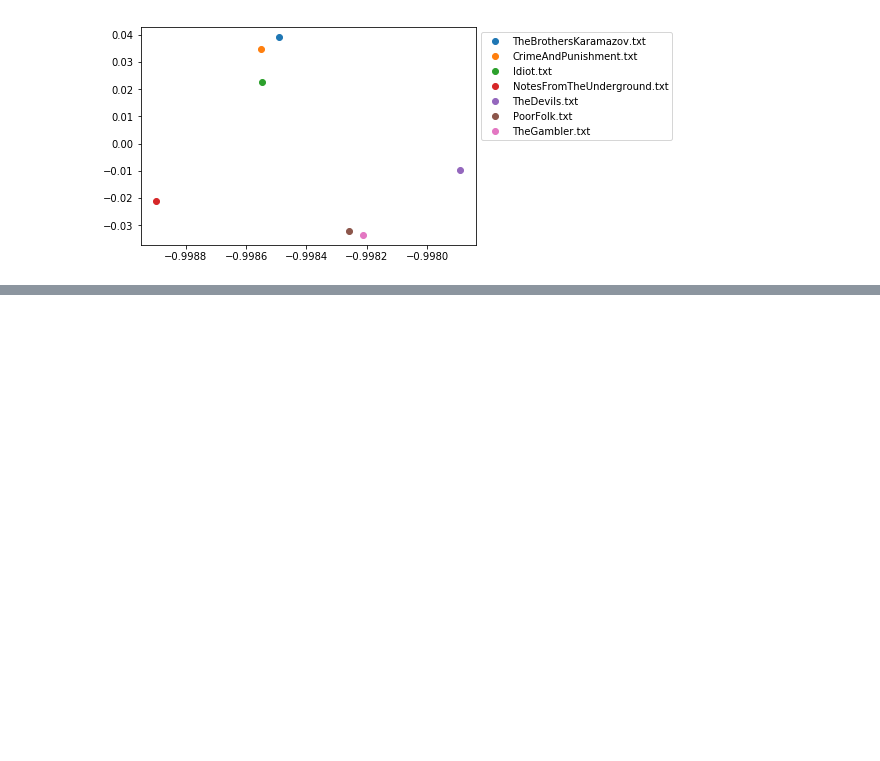
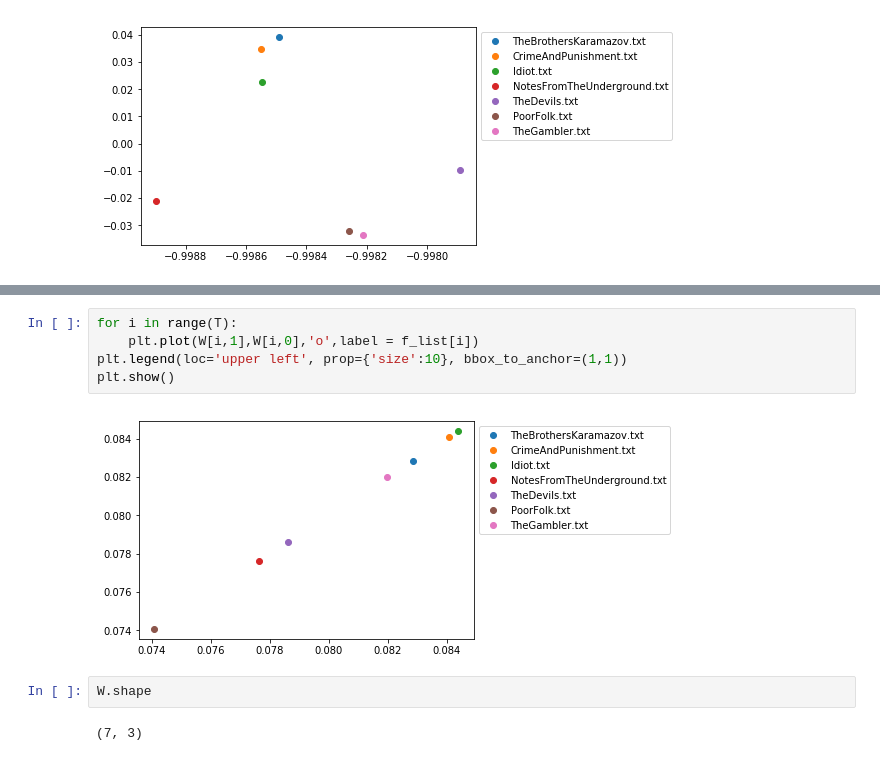
Before and after one commit to alpteko/Dostoyevsky, a Jupyter notebook: LatentSemanticAnalysis.ipynb, the cells around one changed output, grey strips where cells are left out. Drawn from its saved outputs; the diff is of its cells as text; blank space fills up the shorter version.

```diff
--- a/LatentSemanticAnalysis.ipynb
+++ b/LatentSemanticAnalysis.ipynb
@@ -153,0 +177,11 @@ plt.show()
+# %%
+for i in range(T):
+    plt.plot(W[i,1],W[i,0],'o',label = f_list[i])
+plt.legend(loc='upper left', prop={'size':10}, bbox_to_anchor=(1,1))
+plt.show()
+# %% [output]
+[figure, added]
+# %%
+W.shape
+# %% [output]
+(7, 3)
```
Also changed, not shown: parts of 11 cells of this notebook.
